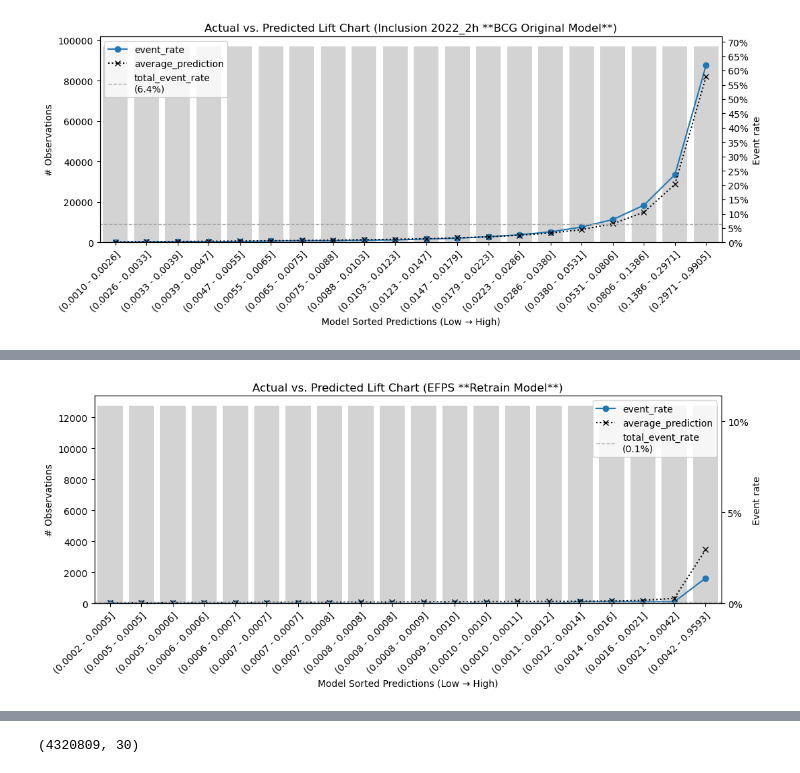
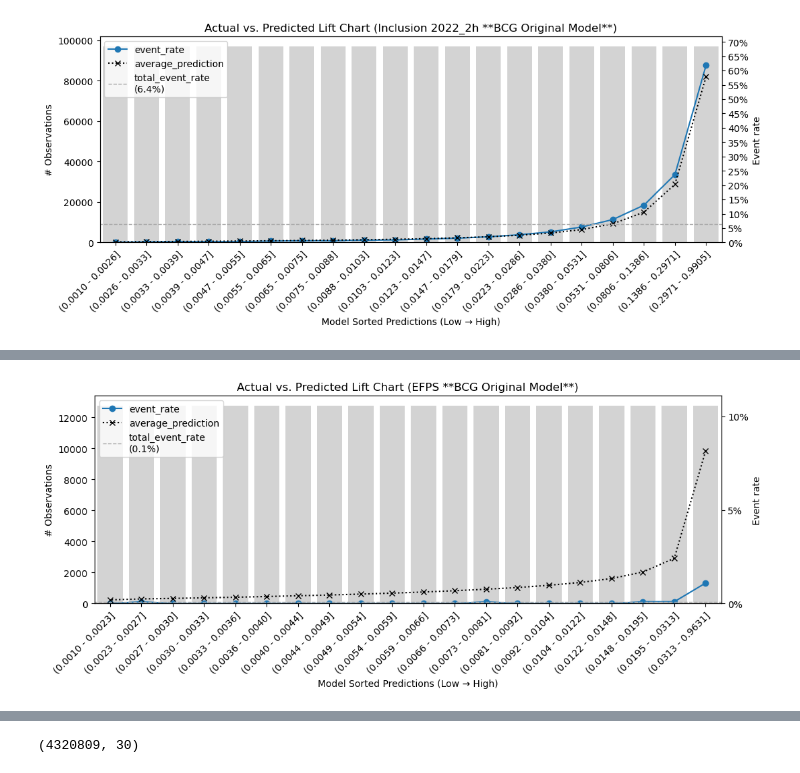
Before and after one commit to Prudick/risk-data-science-pm-model-exclusion-accounts-analysis, a Jupyter notebook: NAF PM/naf-pm-exclusion-accounts_bcg-model.ipynb, the cells around one changed output, grey strips where cells are left out. Saved outputs shown, nothing was run; the diff lists cells and outputs as text; code cells hidden in the pictures.

```diff
--- a/NAF PM/naf-pm-exclusion-accounts_bcg-model.ipynb
+++ b/NAF PM/naf-pm-exclusion-accounts_bcg-model.ipynb
@@ -446,7 +489,7 @@ for y in vip_by_year:
 # %%
-lift_curve(f'EFPS **Retrain Model**', calculate_decile_table(efps, 20))
+lift_curve(f'EFPS **BCG Original Model**', calculate_decile_table(efps, 20))
 # %% [output]
-[figure, old version]
+[figure, new version]
 # %%
 efps_by_year = split_data_by_year(efps)
 
```
Also changed, not shown: parts of 24 cells of this notebook, 3 other files.
